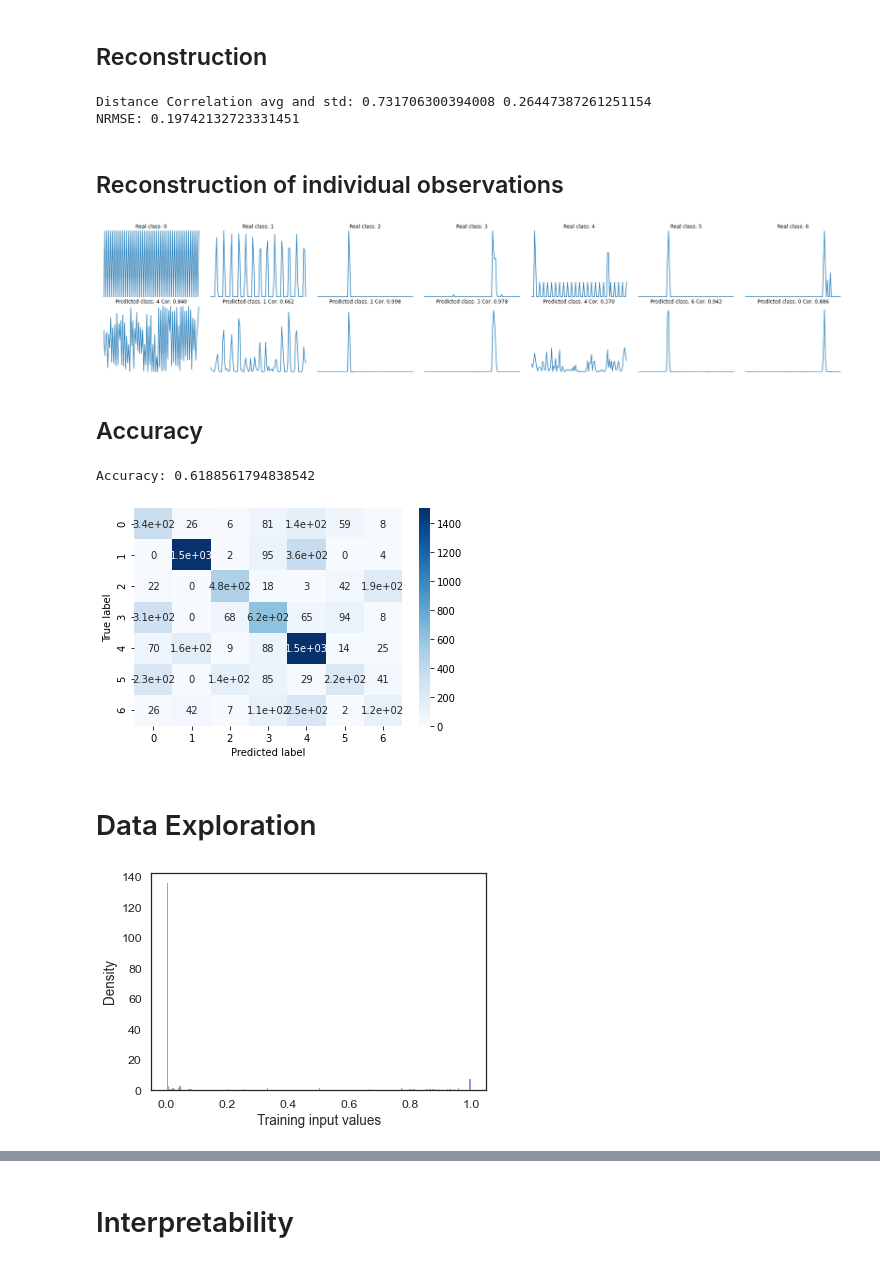
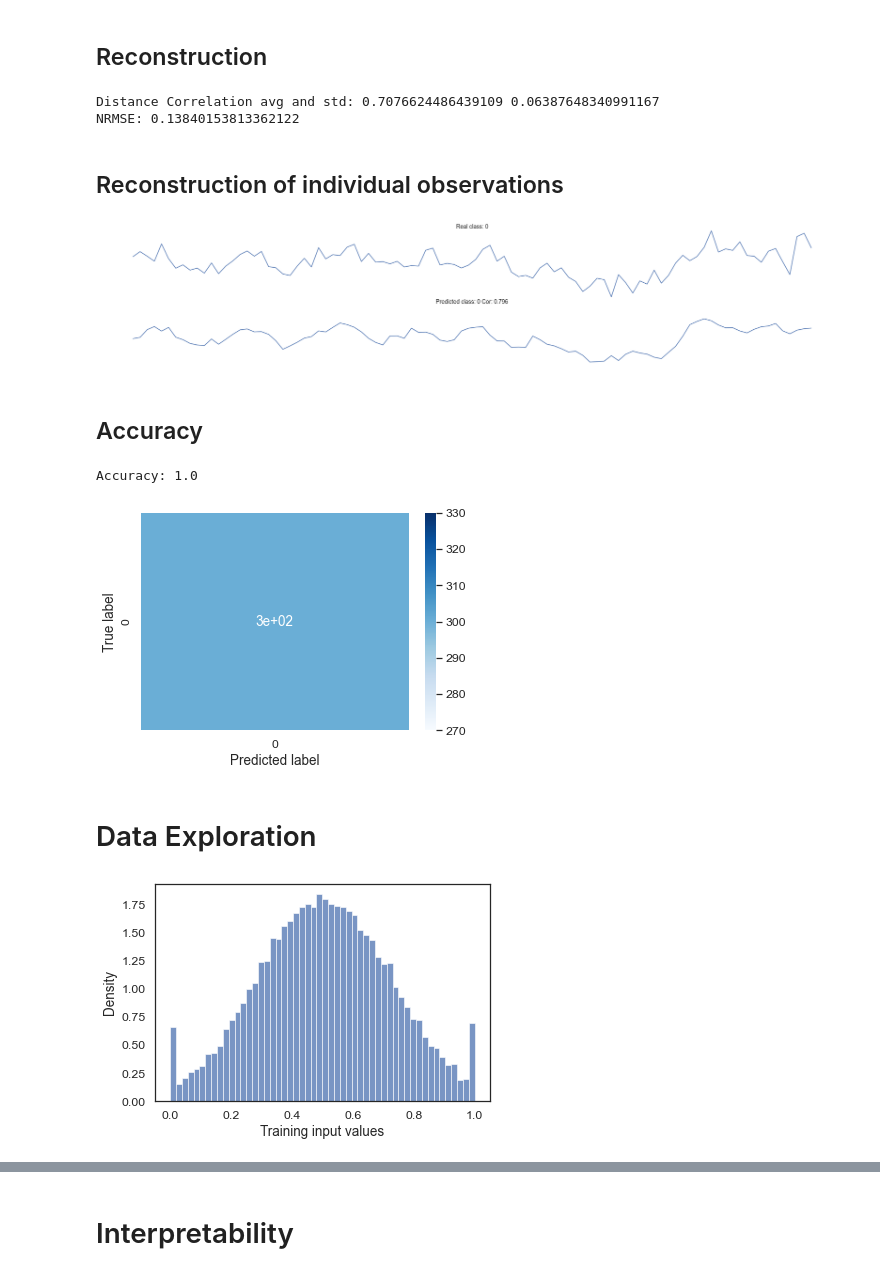
Before and after one commit to tonibofarull/TSAutoencoder, a Jupyter notebook: src/main.ipynb, the cells around one changed output, grey strips where cells are left out. Saved outputs shown, nothing was run; the diff lists cells and outputs as text; code cells hidden in the pictures.

Commit message:
Preparation ARMA experiments

```diff
--- a/src/main.ipynb
+++ b/src/main.ipynb
@@ -33,10 +39,11 @@ random.seed(4444)
 # %% [markdown]
 # Model
 # %%
-with initialize_config_dir(config_dir=os.path.abspath("../src/configs")):
+with initialize_config_dir(config_dir=os.path.abspath("configs")):
     cfg = compose(config_name="config")
 
-dl = ElectricDevices()
+#dl = ElectricDevices()
+dl = ARMA(1)
 data_train, data_valid, data_test = dl()
 
 X_train, y_train = data_train[:, :, :-1], data_train[:, :, -1]
@@ -45,4 +82,3 @@ X_test, y_test = data_test[:, :, :-1], data_test[:, :, -1]
 # %%
-model = CAE(cfg.model, num_classes=cfg.model.num_classes)
 # torch.save(model.state_dict(), "../weights/mod.pth")
-model.load_state_dict(torch.load("../weights/mod.pth"))
+# model.load_state_dict(torch.load("../weights/mod.pth"))
@@ -59,34 +93,34 @@ Predict testing data
 # %%
 reconstruction(X_test, X_testp)
 # %% [output]
-Distance Correlation avg and std: 0.731706300394008 0.26447387261251154
-NRMSE: 0.19742132723331451
+Distance Correlation avg and std: 0.7076624486439109 0.06387648340991167
+NRMSE: 0.13840153813362122
 # %% [markdown]
 ## Reconstruction of individual observations
 # %%
 # SELECTED = [3279, 1156, 7419, 5046, 3323, 6485, 5497]
 
 SELECTED = [
     np.random.choice([i for i, x in enumerate(y_test) if int(x) == j])
-    for j in range(cfg.model.num_classes)
+    for j in range(1)
 ]
 
 observation_reconstruction(SELECTED, X_test, X_testp, y_test, y_testp)
 # %% [output]
-[figure, old version]
+[figure, new version]
 # %% [markdown]
 ## Accuracy
 # %%
 accuracy(y_test, y_testp)
 # %% [output]
-Accuracy: 0.6188561794838542
+Accuracy: 1.0
-[figure, old version]
+[figure, new version]
 # %% [markdown]
 # Data Exploration
 # %%
 data_input_exploration(X_train)
 # %% [output]
-[figure, old version]
+[figure, new version]
 # %%
 data_bottleneck_exploration(model, X_train)
 # %% [output]
```
Also changed, not shown: parts of 7 cells of this notebook, 10 other files.
